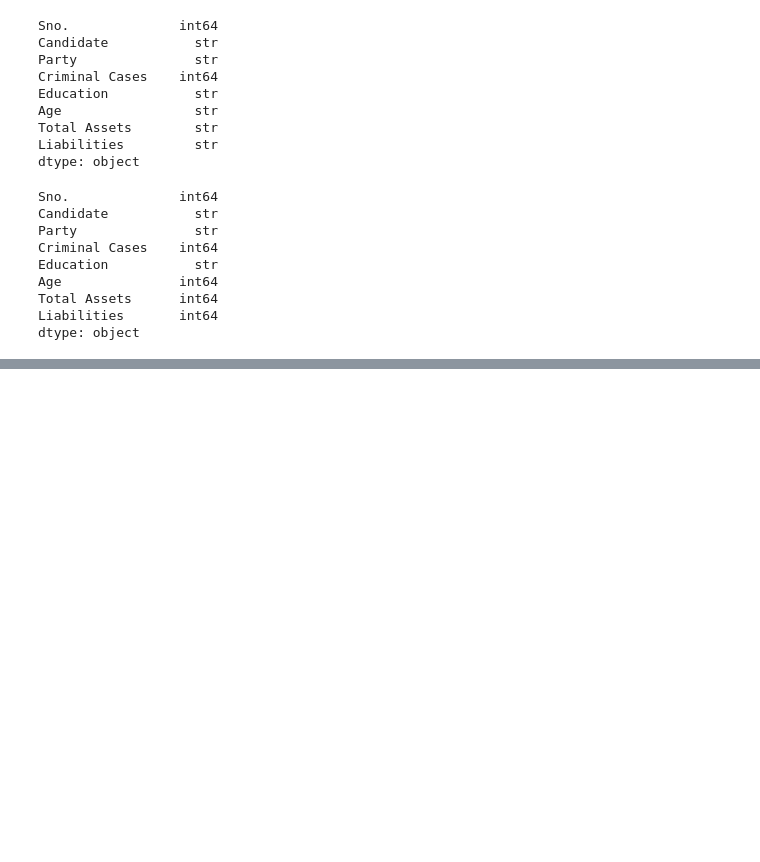
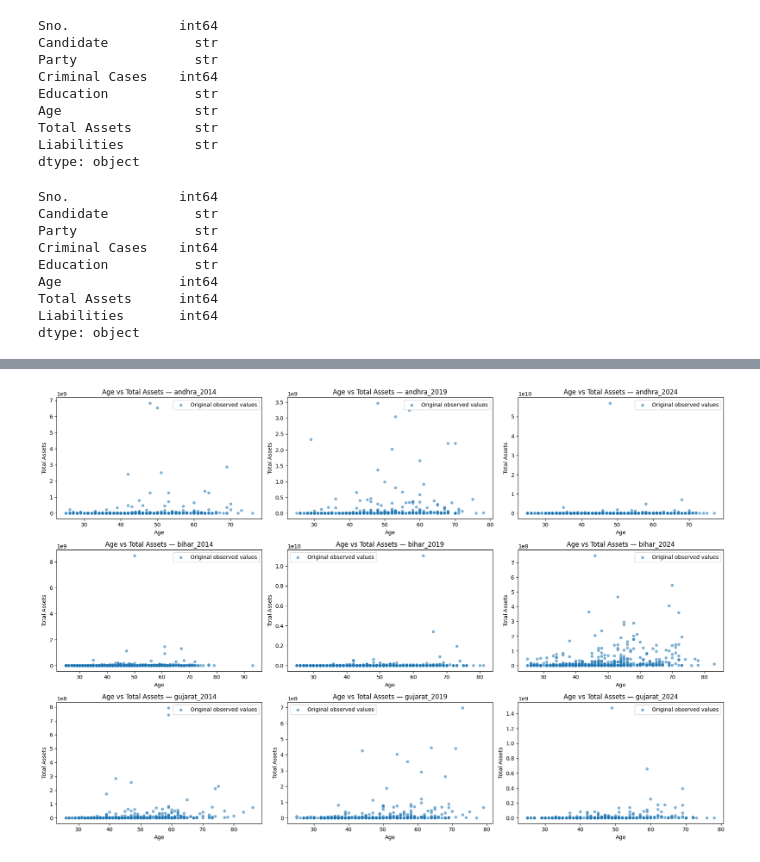
Before and after one commit to iitm-da25b007/MPs-assets, a Jupyter notebook: data_cleaning.ipynb, the cells around one changed output, grey strips where cells are left out. Drawn from its saved outputs; the diff is of its cells as text; code cells hidden in the pictures; blank space fills up the shorter version.

```diff
--- a/data_cleaning.ipynb
+++ b/data_cleaning.ipynb
@@ -100,0 +296,37 @@ for state, year in datasets:
+# %%
+file_items = list(cleaned_frames.items())
+
+fig, axes = plt.subplots(3, 3, figsize=(18, 12), squeeze=False,)
+
+for index, (input_path, original_df) in enumerate(file_items):
+    row_index = index // 3
+    column_index = index % 3
+    axis = axes[row_index, column_index]
+
+    imputed_path = f'cleaned_data/imputed_parquet/{input_path}_imputed.parquet'
+    imputed_df = pd.read_parquet(imputed_path)
+
+    age_original = pd.to_numeric(original_df['Age'], errors='coerce')
+    assets_original = pd.to_numeric(original_df['Total Assets'], errors='coerce')
+    age_imputed = pd.to_numeric(imputed_df['Age'], errors='coerce')
+    assets_imputed = pd.to_numeric(imputed_df['Total Assets'], errors='coerce')
+    assets_were_missing = (original_df['Total Assets'].isna() & assets_original.eq(-1))
+    age_is_available = age_imputed.notna() & age_imputed.ne(-1)
+    assets_are_available = assets_imputed.notna() & assets_imputed.ne(-1)
+
+    original_rows = (age_original.notna() & age_original.ne(-1) & assets_original.notna() & assets_original.ne(-1))
+    imputed_rows = (assets_were_missing & age_is_available & assets_are_available)
+    axis.scatter(age_original.loc[original_rows], assets_original.loc[original_rows], alpha=0.5, label='Original observed values', s=20)
+
+    if imputed_rows.any():
+        axis.scatter(age_imputed.loc[imputed_rows], assets_imputed.loc[imputed_rows], alpha=0.8, label='Imputed Total Assets', s=35, marker='x')
+
+    axis.set_title(f'Age vs Total Assets — {input_path}')
+    axis.set_xlabel('Age')
+    axis.set_ylabel('Total Assets')
+    axis.legend()
+
+plt.tight_layout()
+plt.show()
+# %% [output]
+[figure, added]
```
Also changed, not shown: parts of 7 cells of this notebook, 29 other files.
